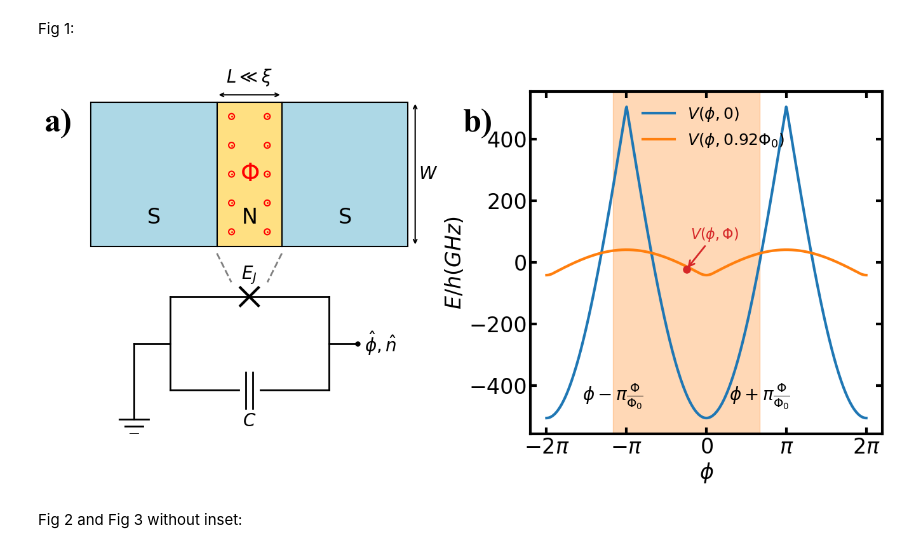
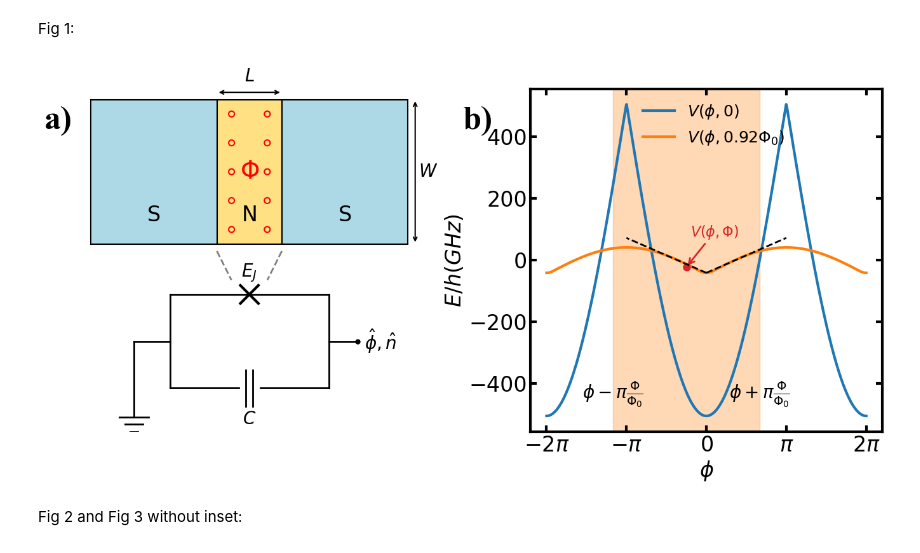
Before and after one commit to Longyu975/fraunhofer-gatemon-code, a Jupyter notebook: final_fig.ipynb, the cells around one changed output. Saved outputs shown, nothing was run; the diff lists cells and outputs as text; code cells hidden in the pictures.

```diff
--- a/final_fig.ipynb
+++ b/final_fig.ipynb
@@ -95,7 +95,7 @@ def draw_schematic(ax):
             # Draw Red Circle (open)
             circ = patches.Circle((x_c, yc + dy), 0.08, fill=False, edgecolor='red', lw=1.5)
             ax.add_patch(circ)
-            ax.plot(x_c, yc + dy, 'o', color='red', markersize=1)
+            # ax.plot(x_c, yc + dy, 'o', color='red', markersize=1)
 
     # Label Phi (Red, centered)
     # Added zorder=10 to make sure text sits on top of the circle line if they overlap
@@ -117,7 +117,7 @@ def draw_schematic(ax):
     y_dim_L = y_top_box + h_box + 0.2
     ax.annotate('', xy=(x_s1_end, y_dim_L), xytext=(x_n_end, y_dim_L),
                 arrowprops=dict(arrowstyle='<->', lw=1.5))
-    ax.text(xc, y_dim_L + 0.2, r'$L \ll \xi$', ha='center', va='bottom', fontsize=20)
+    ax.text(xc, y_dim_L + 0.2, r'$L$', ha='center', va='bottom', fontsize=20)
 
 
     # --- 4. Circuit Diagram ---
@@ -220,7 +220,35 @@ def draw_potential_plot(ax):
     # Plotting
     ax.plot(phi_vals_extended, V_left, color='C0', linewidth=3, label=r'$V(\phi,0)$')
     ax.plot(phi_vals_extended, V_left092, color='C1', linewidth=3, label=r'$V(\phi,0.92\Phi_0)$')
+# --- ADD EXTENDED TRIANGULAR APPROXIMATION ---
+    # 1. Get coordinates at x=0 (Center)
+    idx_0 = np.argmin(np.abs(phi_vals_extended - 0.0))
+    x_center = 0.0
+    y_center = V_left092[idx_0]
 
+    # 2. Get coordinates at x=pi/2 (Reference point for slope)
+    idx_ref = np.argmin(np.abs(phi_vals_extended - np.pi/2))
+    x_ref = phi_vals_extended[idx_ref] # approx pi/2
+    y_ref = V_left092[idx_ref]
+
+    # 3. Calculate the slope (m)
+    # m = (y2 - y1) / (x2 - x1)
+    slope = (y_ref - y_center) / (x_ref - x_center)
+
+    # 4. Calculate the extended Y value at x=pi
+    # y = mx + c  =>  y_target = slope * pi + y_center
+    x_target = np.pi
+    y_target = (slope * x_target) + y_center
+
+    # 5. Plot the extended lines (from 0 to +/- pi)
+    # Right side: (0 to +pi)
+    ax.plot([0, x_target], [y_center, y_target],
+            color='black', linestyle='--', linewidth=2, zorder=5)
+
+    # Left side: (0 to -pi) - Symmetric
+    ax.plot([0, -x_target], [y_center, y_target],
+            color='black', linestyle='--', linewidth=2, zorder=5)
+    # ---------------------------------------------
     # Highlight selected φ-point
     ax.plot(phi0, V_phi0_val, 'o', color='C3', markersize=8)
     ax.annotate(r'$V(\phi,\Phi)$', xy=(phi0, V_phi0_val),
@@ -239,34 +267,34 @@ def draw_potential_plot(ax):
     ax.set_xticks([-2*np.pi, -np.pi, 0, np.pi, 2*np.pi])
     ax.set_xticklabels([r'$-2\pi$', r'$-\pi$', r'$0$', r'$\pi$', r'$2\pi$'], fontsize=22)
 
     # Legend
     ax.legend(fontsize=18, frameon=False, loc='upper center', bbox_to_anchor=(0.52, 1.0))
 
     # Panel Label
     ax.text(-0.15, 0.95, 'b)', transform=ax.transAxes, fontweight='bold',
             fontfamily='Times New Roman', fontsize=38, ha='center', va='top')
 
     # Apply style
     setup(ax)
 # ==========================================
 # 3. MAIN EXECUTION
 # ==========================================
 def main():
     # Adjust width ratios and spacing to optimize layout
     fig, axes = plt.subplots(1, 2, figsize=(18, 7),
                              gridspec_kw={'width_ratios': [1.4, 1], 'wspace': 0.1})
 
     draw_schematic(axes[0])
     draw_potential_plot(axes[1])
 
     plt.tight_layout()
     plt.savefig('Fig1.pdf', bbox_inches='tight')
     plt.show()
 
 if __name__ == "__main__":
     main()
 # %% [output]
-[figure, old version]
+[figure, new version]
 # %% [markdown]
 Fig 2 and Fig 3 without inset:
 # %%
```
Also changed, not shown: parts of 13 cells of this notebook, 7 other files.
